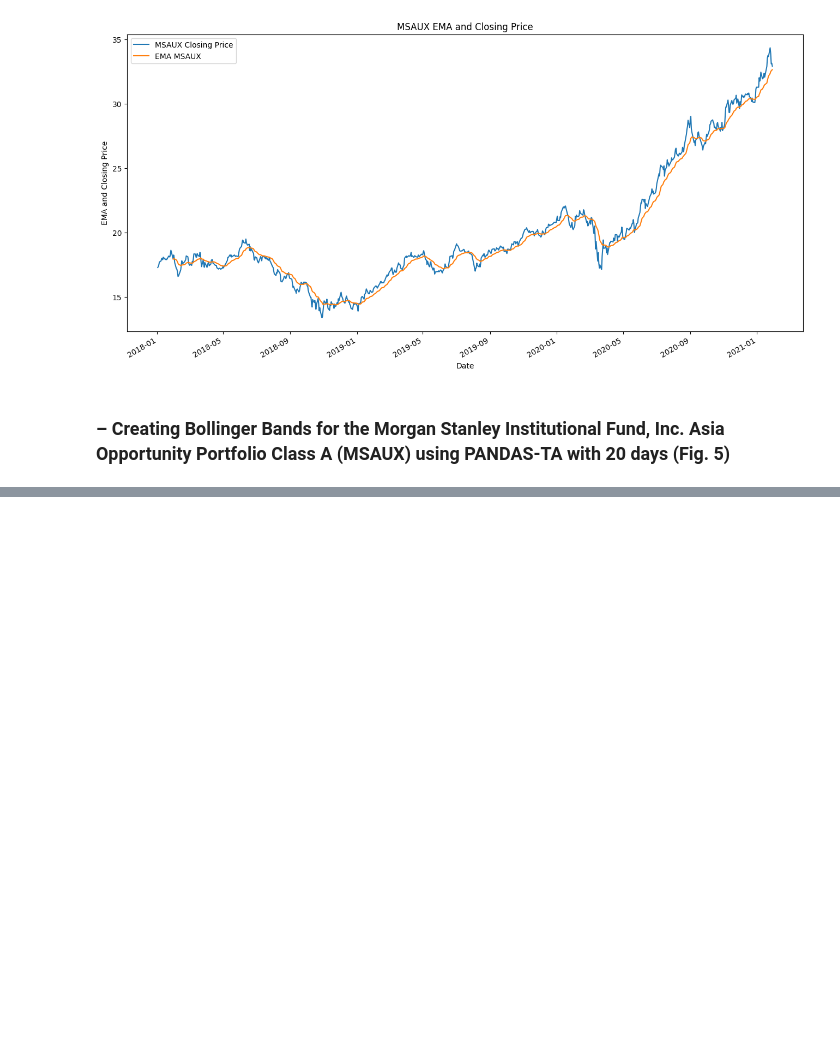
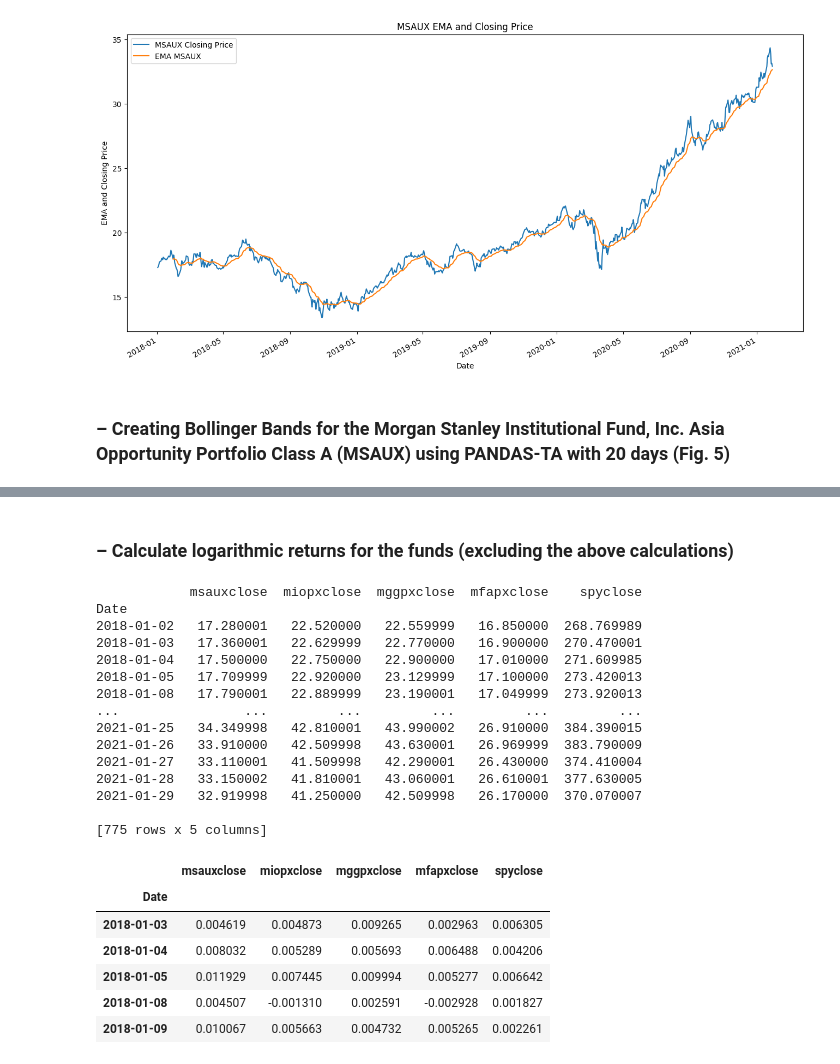
Before and after one commit to AvatarGaming/Python, a Jupyter notebook: Applied Quantitative Finance Using Python for Financial Analysis/SCRIPT07 - WRAPPING UP THE BOOK - UNDERSTANDING PERFORMANCE.ipynb, the cells around one changed output, grey strips where cells are left out. Saved outputs shown, nothing was run; the diff lists cells and outputs as text; code cells hidden in the pictures; blank space fills up the shorter version.

```diff
--- a/Applied Quantitative Finance Using Python for Financial Analysis/SCRIPT07 - WRAPPING UP THE BOOK - UNDERSTANDING PERFORMANCE.ipynb
+++ b/Applied Quantitative Finance Using Python for Financial Analysis/SCRIPT07 - WRAPPING UP THE BOOK - UNDERSTANDING PERFORMANCE.ipynb
@@ -231,0 +285,30 @@ plt.show()
+# %% [markdown]
+### – Calculate logarithmic returns for the funds (excluding the above calculations)
+# %%
+funds = funds[['msauxclose', 'miopxclose', 'mggpxclose', 'mfapxclose', 'spyclose']]
+print(funds)
+returns=funds.to_log_returns().dropna()
+returns.head()
+# %% [output]
+            msauxclose  miopxclose  mggpxclose  mfapxclose    spyclose
+Date
+2018-01-02   17.280001   22.520000   22.559999   16.850000  268.769989
+2018-01-03   17.360001   22.629999   22.770000   16.900000  270.470001
+2018-01-04   17.500000   22.750000   22.900000   17.010000  271.609985
+2018-01-05   17.709999   22.920000   23.129999   17.100000  273.420013
+2018-01-08   17.790001   22.889999   23.190001   17.049999  273.920013
+...                ...         ...         ...         ...         ...
+2021-01-25   34.349998   42.810001   43.990002   26.910000  384.390015
+2021-01-26   33.910000   42.509998   43.630001   26.969999  383.790009
+2021-01-27   33.110001   41.509998   42.290001   26.430000  374.410004
+2021-01-28   33.150002   41.810001   43.060001   26.610001  377.630005
+2021-01-29   32.919998   41.250000   42.509998   26.170000  370.070007
+
+[775 rows x 5 columns]
+|  | msauxclose | miopxclose | mggpxclose | mfapxclose | spyclose |
+| Date |  |  |  |  |  |
+| 2018-01-03 | 0.004619 | 0.004873 | 0.009265 | 0.002963 | 0.006305 |
+| 2018-01-04 | 0.008032 | 0.005289 | 0.005693 | 0.006488 | 0.004206 |
+| 2018-01-05 | 0.011929 | 0.007445 | 0.009994 | 0.005277 | 0.006642 |
+| 2018-01-08 | 0.004507 | -0.001310 | 0.002591 | -0.002928 | 0.001827 |
+| 2018-01-09 | 0.010067 | 0.005663 | 0.004732 | 0.005265 | 0.002261 |
```
Also changed, not shown: parts of 14 cells of this notebook.
